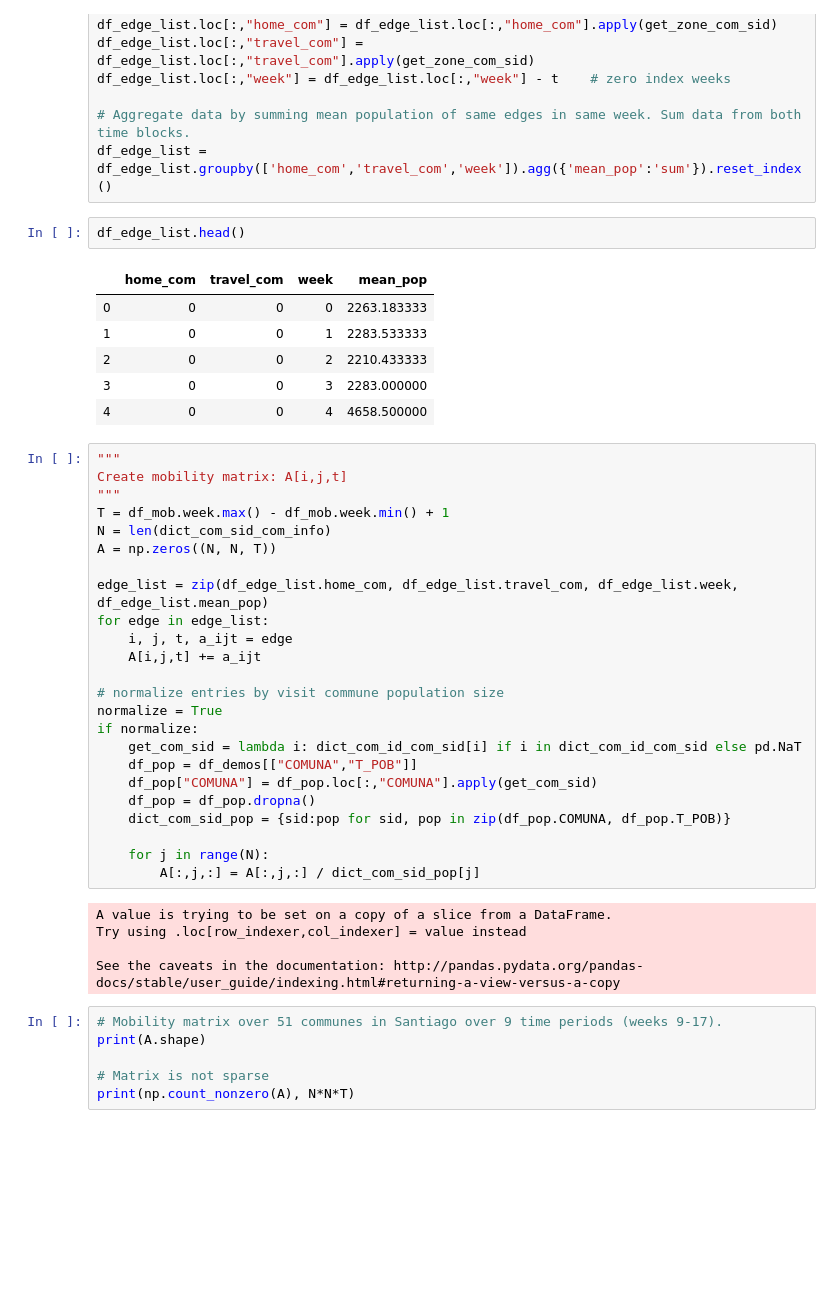
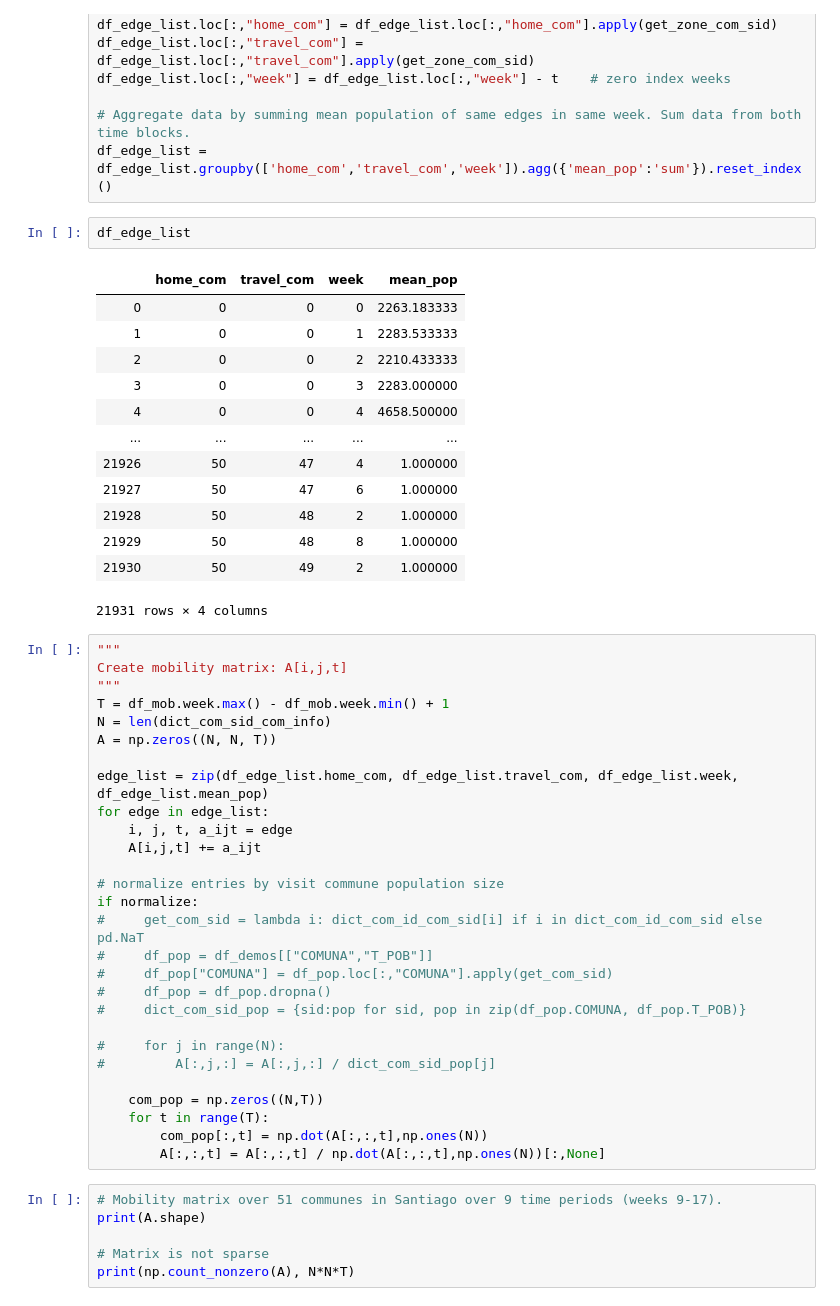
Before and after one commit to gweintra/covid19, a Jupyter notebook: ml_models.ipynb, the cells around one changed output. Cells and saved outputs as stored; diff of their text form; blank space fills up the shorter version.

```diff
--- a/ml_models.ipynb
+++ b/ml_models.ipynb
@@ -105,14 +110,21 @@ df_edge_list.loc[:,"week"] = df_edge_list.loc[:,"week"] - t    # zero index week
 # Aggregate data by summing mean population of same edges in same week. Sum data from both time blocks.
 df_edge_list = df_edge_list.groupby(['home_com','travel_com','week']).agg({'mean_pop':'sum'}).reset_index()
 # %%
-df_edge_list.head()
+df_edge_list
 # %% [output]
 |  | home_com | travel_com | week | mean_pop |
 | 0 | 0 | 0 | 0 | 2263.183333 |
 | 1 | 0 | 0 | 1 | 2283.533333 |
 | 2 | 0 | 0 | 2 | 2210.433333 |
 | 3 | 0 | 0 | 3 | 2283.000000 |
 | 4 | 0 | 0 | 4 | 4658.500000 |
+| ... | ... | ... | ... | ... |
+| 21926 | 50 | 47 | 4 | 1.000000 |
+| 21927 | 50 | 47 | 6 | 1.000000 |
+| 21928 | 50 | 48 | 2 | 1.000000 |
+| 21929 | 50 | 48 | 8 | 1.000000 |
+| 21930 | 50 | 49 | 2 | 1.000000 |
+21931 rows × 4 columns
 # %%
 """
 Create mobility matrix: A[i,j,t]
@@ -127,21 +139,20 @@ for edge in edge_list:
     A[i,j,t] += a_ijt
 
 # normalize entries by visit commune population size
-normalize = True
 if normalize:
-    get_com_sid = lambda i: dict_com_id_com_sid[i] if i in dict_com_id_com_sid else pd.NaT
-    df_pop = df_demos[["COMUNA","T_POB"]]
-    df_pop["COMUNA"] = df_pop.loc[:,"COMUNA"].apply(get_com_sid)
-    df_pop = df_pop.dropna()
-    dict_com_sid_pop = {sid:pop for sid, pop in zip(df_pop.COMUNA, df_pop.T_POB)}
+#     get_com_sid = lambda i: dict_com_id_com_sid[i] if i in dict_com_id_com_sid else pd.NaT
+#     df_pop = df_demos[["COMUNA","T_POB"]]
+#     df_pop["COMUNA"] = df_pop.loc[:,"COMUNA"].apply(get_com_sid)
+#     df_pop = df_pop.dropna()
+#     dict_com_sid_pop = {sid:pop for sid, pop in zip(df_pop.COMUNA, df_pop.T_POB)}
 
-    for j in range(N):
-        A[:,j,:] = A[:,j,:] / dict_com_sid_pop[j]
+#     for j in range(N):
+#         A[:,j,:] = A[:,j,:] / dict_com_sid_pop[j]
+
+    com_pop = np.zeros((N,T))
+    for t in range(T):
+        com_pop[:,t] = np.dot(A[:,:,t],np.ones(N))
+        A[:,:,t] = A[:,:,t] / np.dot(A[:,:,t],np.ones(N))[:,None]
-# %% [output]
-A value is trying to be set on a copy of a slice from a DataFrame.
-Try using .loc[row_indexer,col_indexer] = value instead
-
-See the caveats in the documentation: http://pandas.pydata.org/pandas-docs/stable/user_guide/indexing.html#returning-a-view-versus-a-copy
 # %%
 # Mobility matrix over 51 communes in Santiago over 9 time periods (weeks 9-17).
 print(A.shape)
```
Also changed, not shown: parts of 15 cells of this notebook.
